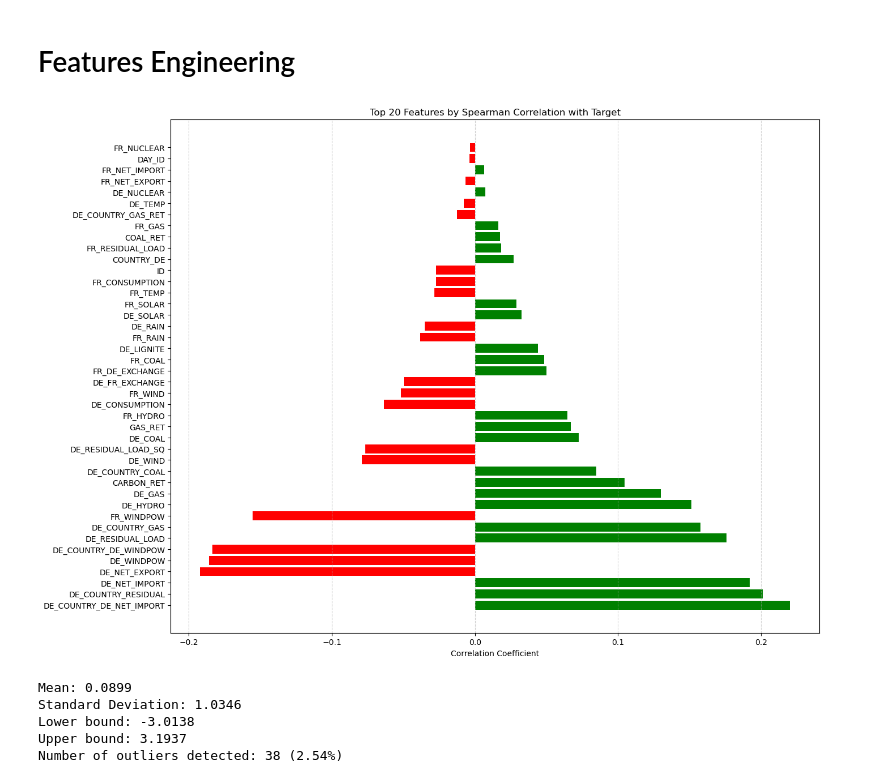
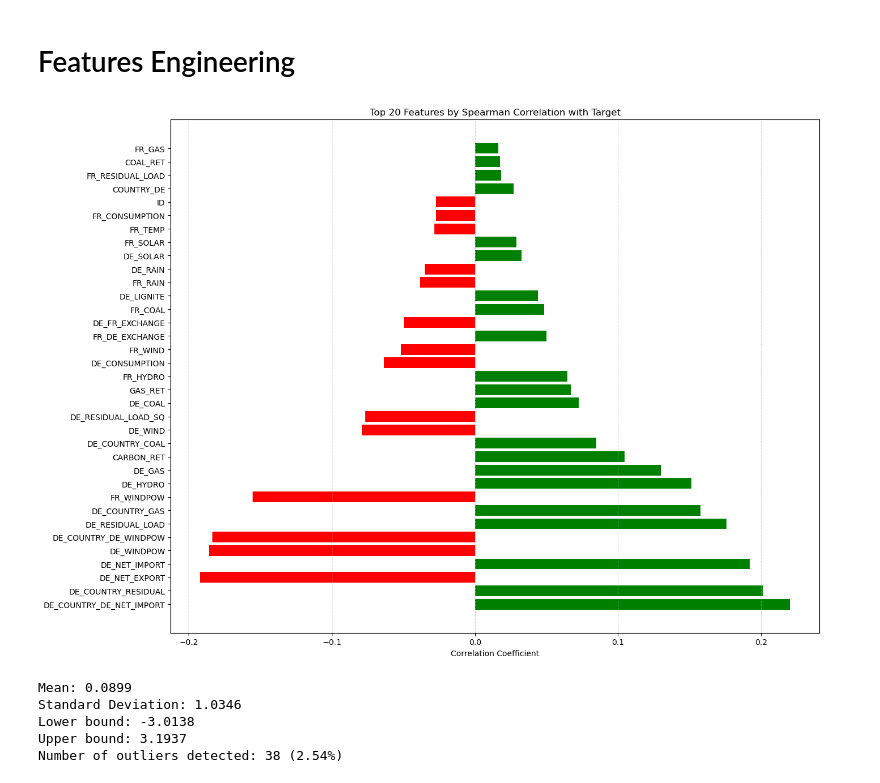
Before and after one commit to paulqevan/Challenge_QRT_prix_elec, a Jupyter notebook: Unique_Model_Thomas.ipynb, the cells around one changed output. Drawn from its saved outputs; the diff is of its cells as text; code cells hidden in the pictures.

```diff
--- a/Unique_Model_Thomas.ipynb
+++ b/Unique_Model_Thomas.ipynb
@@ -210,10 +210,12 @@ country_encoded_test = encoder.transform(X_test_prep[['COUNTRY']])
 
 # Drop non-feature columns and add encoded country
 # X_train_features = X_train_prep.drop(['ID', 'DAY_ID', 'COUNTRY'], axis=1)
-X_train_features = X_train_prep.drop(['COUNTRY'], axis=1)
+# X_train_features = X_train_prep.drop(['COUNTRY'], axis=1)
+X_train_features = X_train_prep.drop(['COUNTRY', 'FR_NUCLEAR','DAY_ID','FR_NET_IMPORT','FR_NET_EXPORT','DE_NUCLEAR','DE_TEMP'], axis=1)
 # X_train_features = X_train_prep.drop(['ID', 'DAY_ID'], axis=1)
 # X_test_features = X_test_prep.drop(['ID', 'DAY_ID', 'COUNTRY'], axis=1)
-X_test_features = X_test_prep.drop(['COUNTRY'], axis=1)
+# X_test_features = X_test_prep.drop(['COUNTRY'], axis=1)
+X_test_features = X_test_prep.drop(['COUNTRY', 'FR_NUCLEAR','DAY_ID','FR_NET_IMPORT','FR_NET_EXPORT','DE_NUCLEAR','DE_TEMP'], axis=1)
 
 
 # Add the encoded country column (only DE since FR is the reference)
@@ -239,8 +241,8 @@ X_train_features['DE_COUNTRY_COAL'] = X_train_features['COUNTRY_DE'] * X_train_f
 X_test_features['DE_COUNTRY_COAL'] = X_test_features['COUNTRY_DE'] * X_test_features['DE_COAL']
 
 
-X_train_features['DE_COUNTRY_GAS_RET'] = X_train_features['COUNTRY_DE'] * X_train_features['GAS_RET']
-X_test_features['DE_COUNTRY_GAS_RET'] = X_test_features['COUNTRY_DE'] * X_test_features['GAS_RET']
+# X_train_features['DE_COUNTRY_GAS_RET'] = X_train_features['COUNTRY_DE'] * X_train_features['GAS_RET']
+# X_test_features['DE_COUNTRY_GAS_RET'] = X_test_features['COUNTRY_DE'] * X_test_features['GAS_RET']
 
 
 X_train_features['DE_COUNTRY_RESIDUAL'] = X_train_features['COUNTRY_DE'] * X_train_features['DE_RESIDUAL_LOAD']
@@ -263,32 +265,32 @@ X_test_features['DE_COUNTRY_DE_NET_IMPORT'] = X_test_features['COUNTRY_DE'] * X_
 # X_train_features['FR_COUNTRY_FR_WINDPOW'] = (1-X_train_features['COUNTRY_DE']) * ( X_train_features['FR_WINDPOW'])
 
 
 
 
 
 
 
 
 # Calculate correlations with target for all features
 correlations = pd.DataFrame({
     'Feature': X_train_features.columns,
     'Pearson_Correlation': [X_train_features[col].corr(y_train) for col in X_train_features.columns],
     'Spearman_Correlation': [X_train_features[col].corr(y_train, method='spearman') for col in X_train_features.columns]
 })
 
 # Sort by absolute value of Spearman correlation
 correlations['Abs_Spearman'] = correlations['Spearman_Correlation'].abs()
 correlations = correlations.sort_values('Abs_Spearman', ascending=False)
 
 # Plot top 20 features by correlation magnitude
 plt.figure(figsize=(14, 10))
 top_features = correlations.head(42)
 colors = ['green' if c > 0 else 'red' for c in top_features['Spearman_Correlation']]
 plt.barh(top_features['Feature'], top_features['Spearman_Correlation'], color=colors)
 plt.title('Top 20 Features by Spearman Correlation with Target')
 plt.xlabel('Correlation Coefficient')
 plt.grid(axis='x', linestyle='--', alpha=0.6)
 plt.tight_layout()
 # %% [output]
-[figure, old version]
+[figure, new version]
 # %%
```
Also changed, not shown: parts of 7 cells of this notebook, 14 other files.
